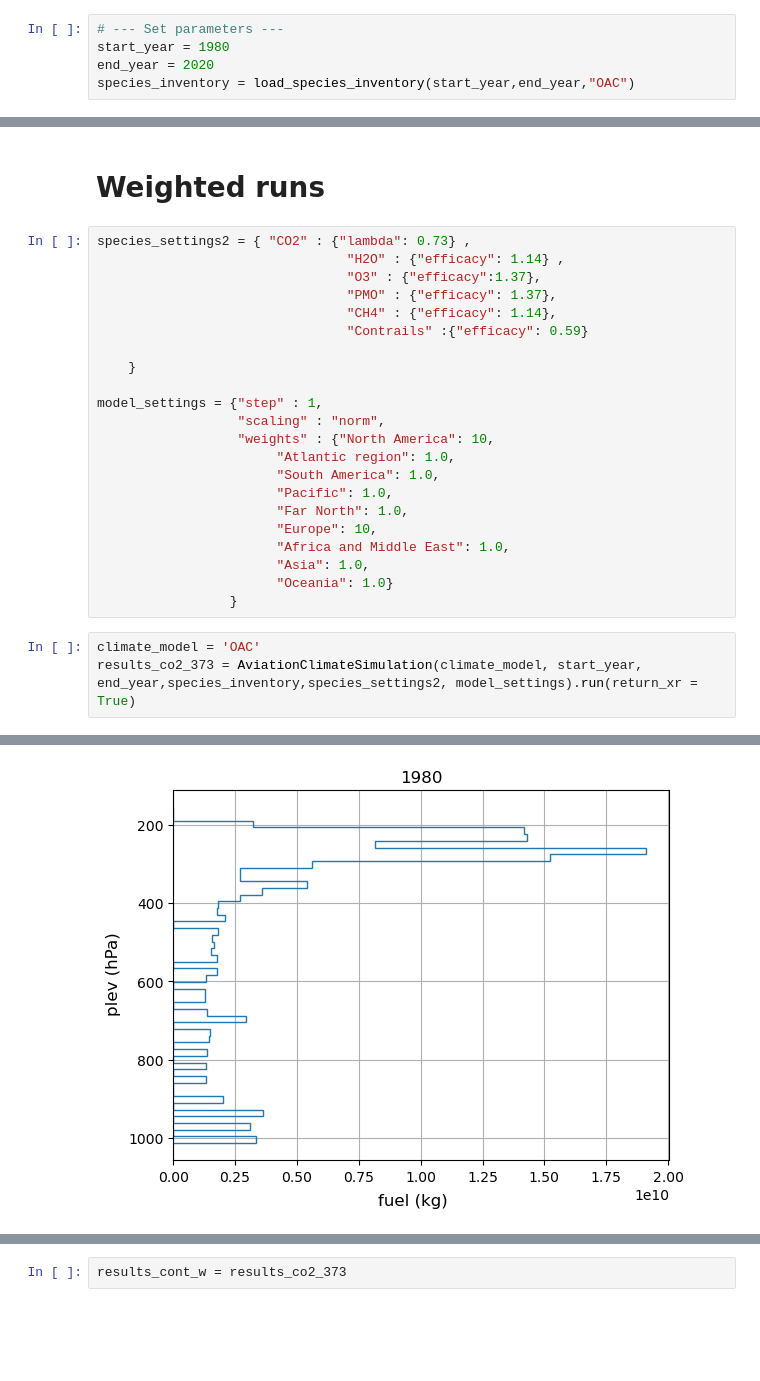
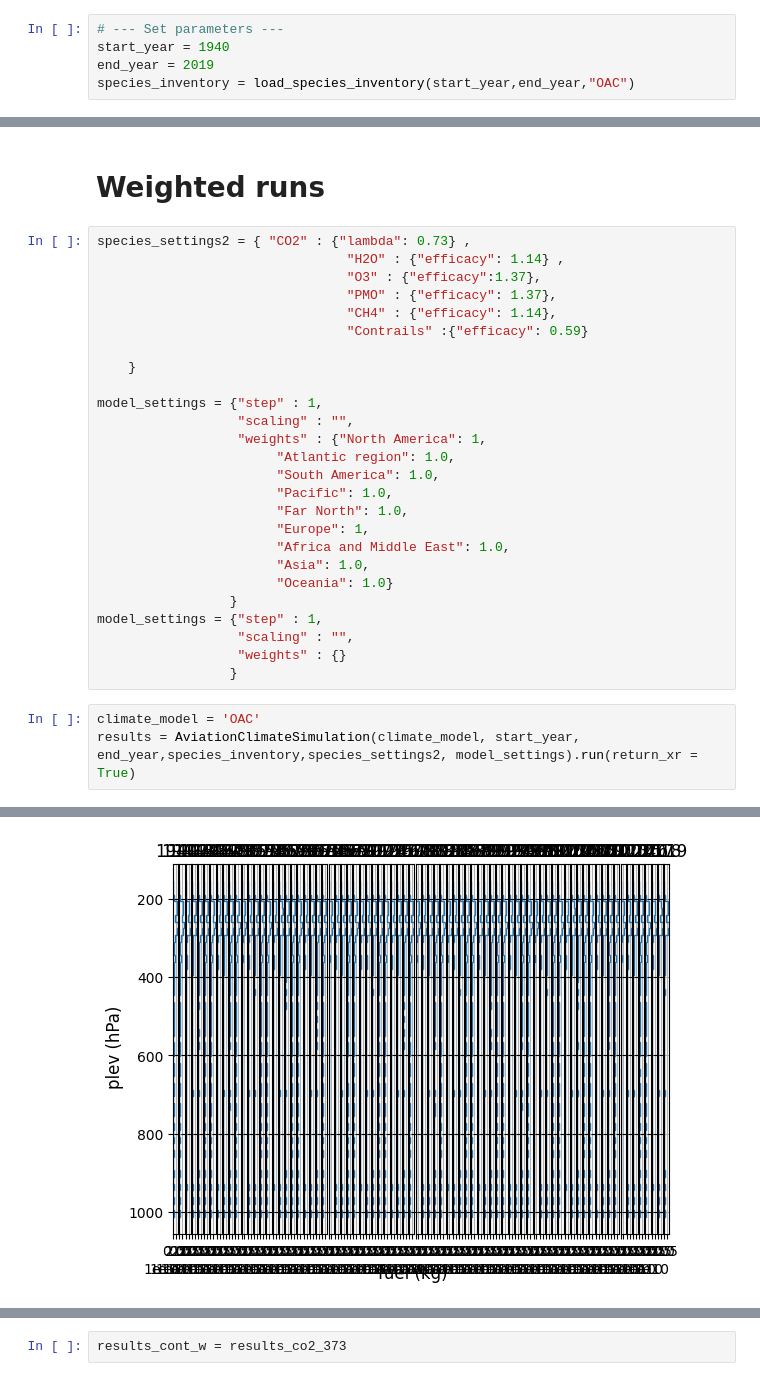
Before and after one commit to AeroMAPS/AeroCM, a Jupyter notebook: aerocm/climate_models/base_oac_run.ipynb, the cells around one changed output, grey strips where cells are left out. Saved outputs shown, nothing was run; the diff lists cells and outputs as text; blank space fills up the shorter version.

```diff
--- a/aerocm/climate_models/base_oac_run.ipynb
+++ b/aerocm/climate_models/base_oac_run.ipynb
@@ -15,5 +17,5 @@ import matplotlib.pyplot as plt
 # %%
 # --- Set parameters ---
-start_year = 1980
-end_year = 2020
+start_year = 1940
+end_year = 2019
 species_inventory = load_species_inventory(start_year,end_year,"OAC")
@@ -438,18 +324,22 @@ species_settings2 = { "CO2" : {"lambda": 0.73} ,
     }
 
 model_settings = {"step" : 1,
-                  "scaling" : "norm",
-                  "weights" : {"North America": 10,
+                  "scaling" : "",
+                  "weights" : {"North America": 1,
                        "Atlantic region": 1.0,
                        "South America": 1.0,
                        "Pacific": 1.0,
                        "Far North": 1.0,
-                       "Europe": 10,
+                       "Europe": 1,
                        "Africa and Middle East": 1.0,
                        "Asia": 1.0,
                        "Oceania": 1.0}
                  }
+model_settings = {"step" : 1,
+                  "scaling" : "",
+                  "weights" : {}
+                 }
 # %%
 climate_model = 'OAC'
-results_co2_373 = AviationClimateSimulation(climate_model, start_year, end_year,species_inventory,species_settings2, model_settings).run(return_xr = True)
+results = AviationClimateSimulation(climate_model, start_year, end_year,species_inventory,species_settings2, model_settings).run(return_xr = True)
 # %% [output]
@@ -473 +386 @@ Amongst others, the climate impact of longer species lifetimes in the stratosphe
-[figure, old version]
+[figure, new version]
```
Also changed, not shown: parts of 17 cells of this notebook, 22 other files.
